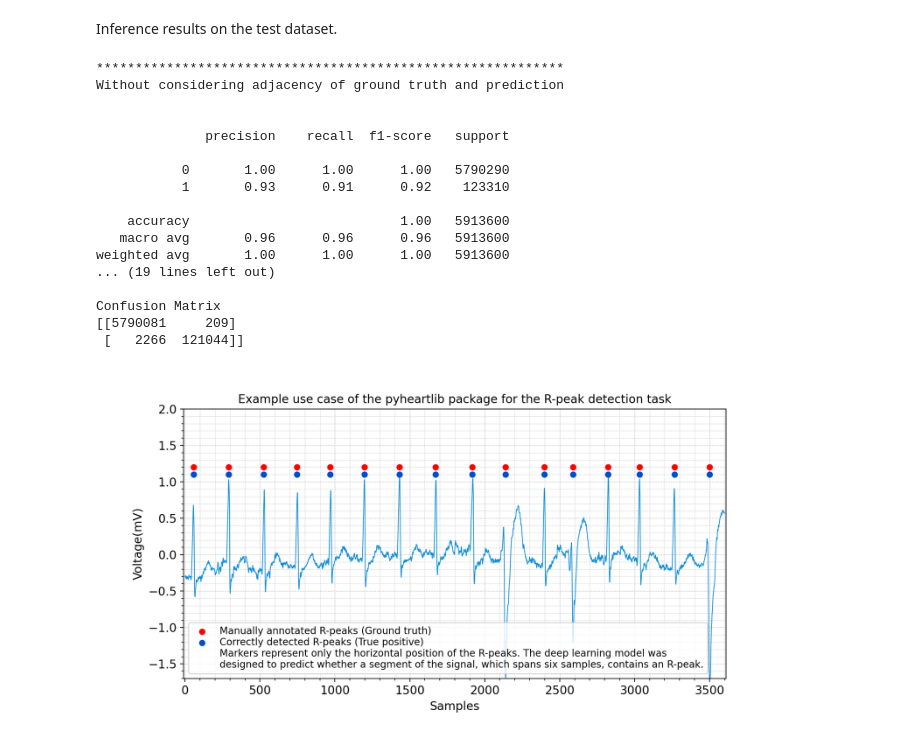
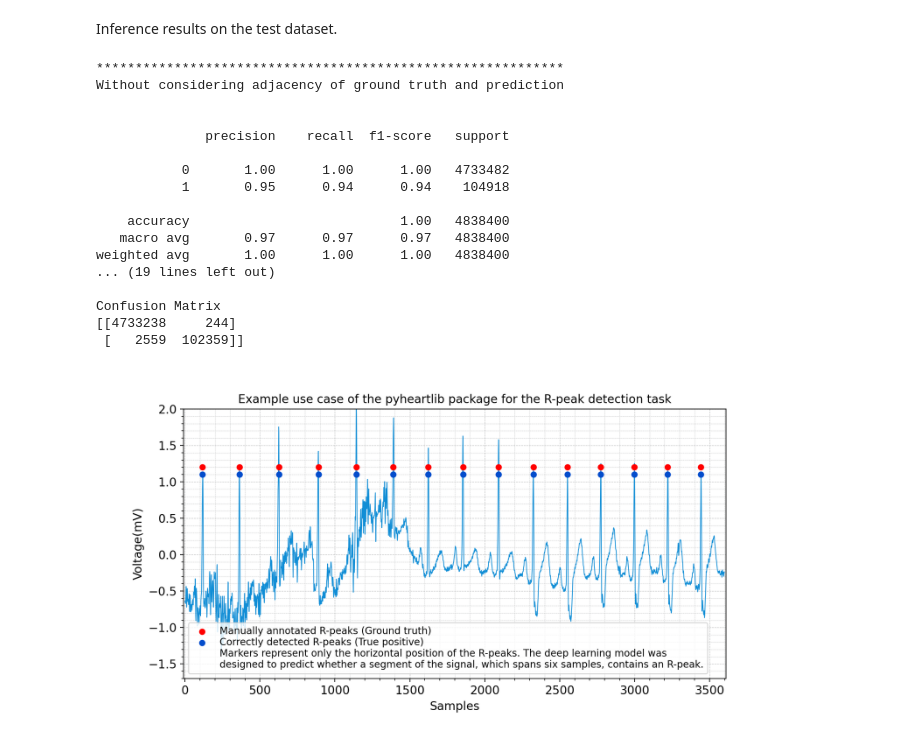
Before and after one commit to devnums/pyheartlib, a Jupyter notebook: examples/model/rpeak_detection.ipynb, the cells around one changed output. Cells and saved outputs as stored; diff of their text form; code cells hidden in the pictures.

```diff
--- a/examples/model/rpeak_detection.ipynb
+++ b/examples/model/rpeak_detection.ipynb
@@ -489,7 +500,7 @@ mdl_checkpoint = os.path.join(os.getcwd(), "checkpoint/keras.exp")
 interval_value = 6
 opt = {1: "mis", 2: "correct", 3: "all"}
 to_plot = opt[3]
-rang = range(3790, 3800)
+rang = range(3490, 3500)
 
 # Load trained model
 loaded_model = tf.keras.models.load_model(mdl_checkpoint)
@@ -533,7 +544,7 @@ for i in tqdm(rang):  # range(round(len(samples_info_test)/batch_size)):
         rec = samples_info_test[i][0]
         st = samples_info_test[i][1]
         en = samples_info_test[i][2]
-        sig = annotated_records_test[rec]["signal"][st:en]
+        sig = annotated_records_test[rec]["signal"][st:en][:,0]
         # Figure
         plt.figure(figsize=(10, 5))
         # Plot signal
@@ -644,27 +655,27 @@ Inference results on the test dataset.
 # %%
 # Load the inference results on the test dataset
 f = open("result.txt", "r")
 print(f.read())
 
 from IPython.display import Image
 
-Image(filename="plots/3797.png", width=700)
+Image(filename="plots/3492.png", width=700)
 # %% [output]
 ************************************************************
 Without considering adjacency of ground truth and prediction
 
 
               precision    recall  f1-score   support
 
-           0       1.00      1.00      1.00   5790290
-           1       0.93      0.91      0.92    123310
+           0       1.00      1.00      1.00   4733482
+           1       0.95      0.94      0.94    104918
 
-    accuracy                           1.00   5913600
-   macro avg       0.96      0.96      0.96   5913600
-weighted avg       1.00      1.00      1.00   5913600
+    accuracy                           1.00   4838400
+   macro avg       0.97      0.97      0.97   4838400
+weighted avg       1.00      1.00      1.00   4838400
 ... (19 lines left out)
 
 Confusion Matrix
-[[5790081     209]
- [   2266  121044]]
+[[4733238     244]
+ [   2559  102359]]
-[figure, old version]
+[figure, new version]
```
Also changed, not shown: parts of 7 cells of this notebook, 24 other files.
